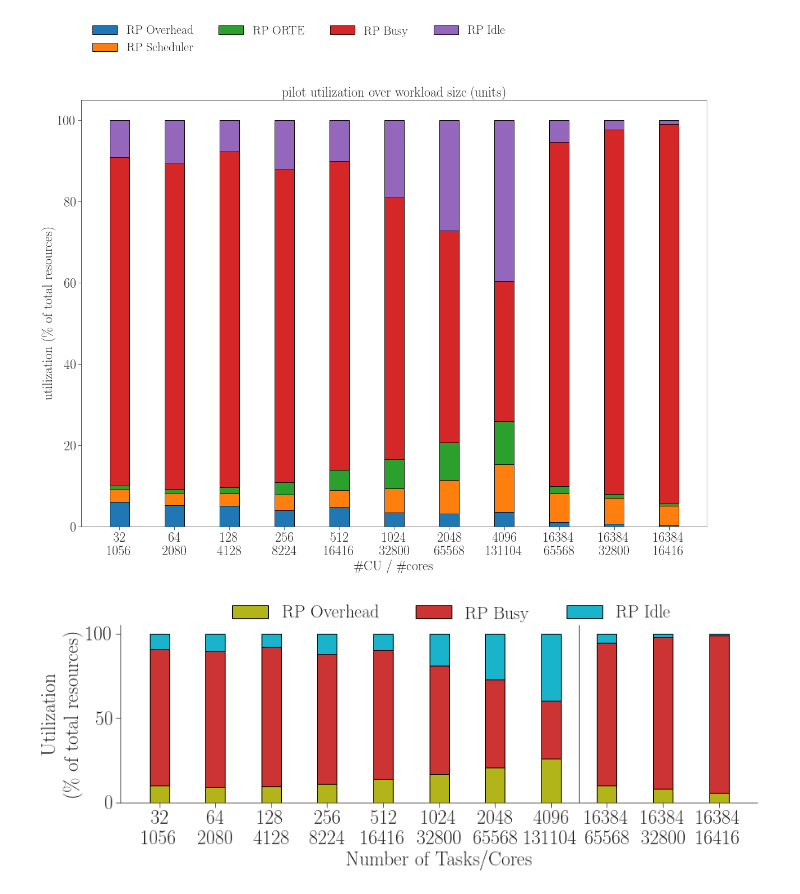
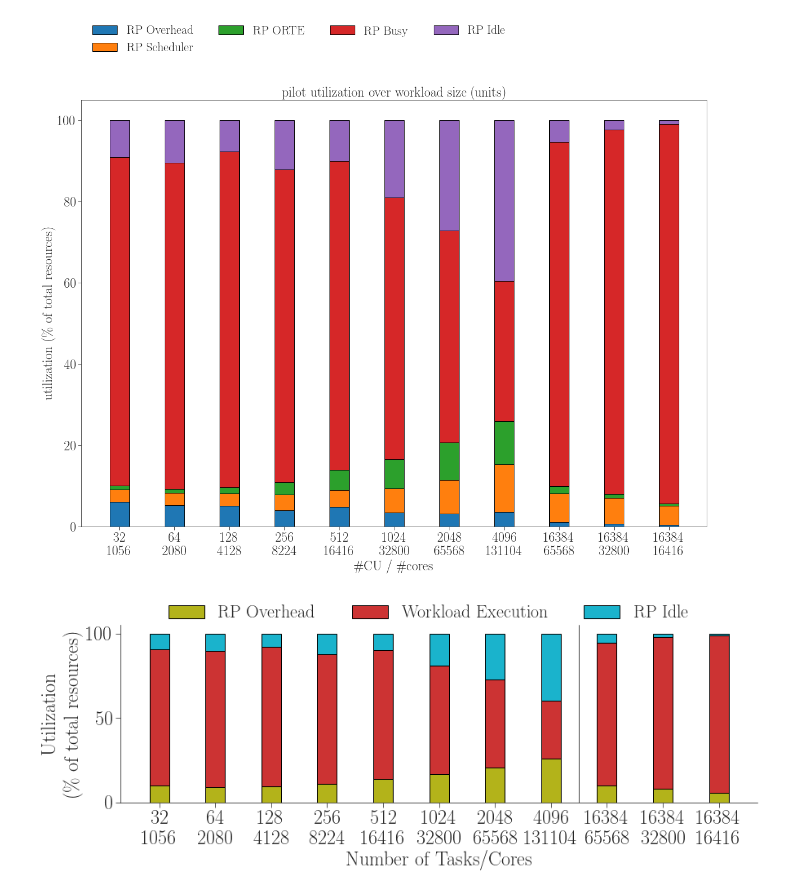
Before and after one commit to radical-experiments/rp.paper, a Jupyter notebook: analysis/rp_paper_utilization_matteo.ipynb, the cells around one changed output. Drawn from its saved outputs; the diff is of its cells as text; code cells hidden in the pictures.

Commit message:
Latest figures

```diff
--- a/analysis/rp_paper_utilization_matteo.ipynb
+++ b/analysis/rp_paper_utilization_matteo.ipynb
@@ -91,7 +91,7 @@ TRANSLATE_KEYS    = {
                      'u_unschedule': '? Scheduler Unscheduling',
 
                      'rp_overhead' : 'RP Overhead',
-                     'rp_busy'     : 'RP Busy',
+                     'rp_busy'     : 'Workload Execution',
                      'rp_idle'     : 'RP Idle',
                      'rp_orte'     : 'RP ORTE',
                      'rp_scheduler': 'RP Scheduler'
@@ -509,32 +509,32 @@ for key in SUM_KEYS_2:
 # %%
 # do the stacked barplots - yes, it is this cumbersome:
 # http://matplotlib.org/examples/pylab_examples/bar_stacked.html
 plt.figure(figsize=(14,4))
 plt.gca().set_color_cycle([tableau20[14],tableau20[6],tableau20[16]])
 plt.gca().spines["top"].set_visible(False)
 plt.gca().spines["right"].set_visible(False)
 
 bottom = np.zeros(len(xkeys))
 labels = list()
 plots  = list()
 ind    = np.arange(len(sids))  # locations for the bars on the x-axis
 width  = 0.35                  # width of the bars
 
 for key in ORDERED_KEYS_2:
     assert(len(data_sum_2[key]) == len(ind)), '%s != %s' % (len(data_sum_2[key]), len(ind))
     plots.append(plt.bar(ind, data_sum_2[key], width, bottom=bottom))
     bottom += data_sum_2[key]
     labels.append(TRANSLATE_KEYS[key])
 
 plt.axvline(x=7.5, color='black', linewidth=0.75)
 
 plt.xlabel('Number of Tasks/Cores')
 plt.ylabel('Utilization\n(\% of total resources)')
 plt.xticks(ind, xkeys)
 
 handles = [p[0] for p in plots]
-plt.legend(handles, labels, ncol=4, loc='upper left', bbox_to_anchor=(0.15,1.2))
+plt.legend(handles, labels, ncol=4, loc='upper left', bbox_to_anchor=(0.05,1.2))
 
 plt.savefig('figures/paper_titan_rp_synapse_utilization.pdf', dpi=300, bbox_inches='tight')
 # %% [output]
-[figure, old version]
+[figure, new version]
```
Also changed, not shown: 10 other files.
